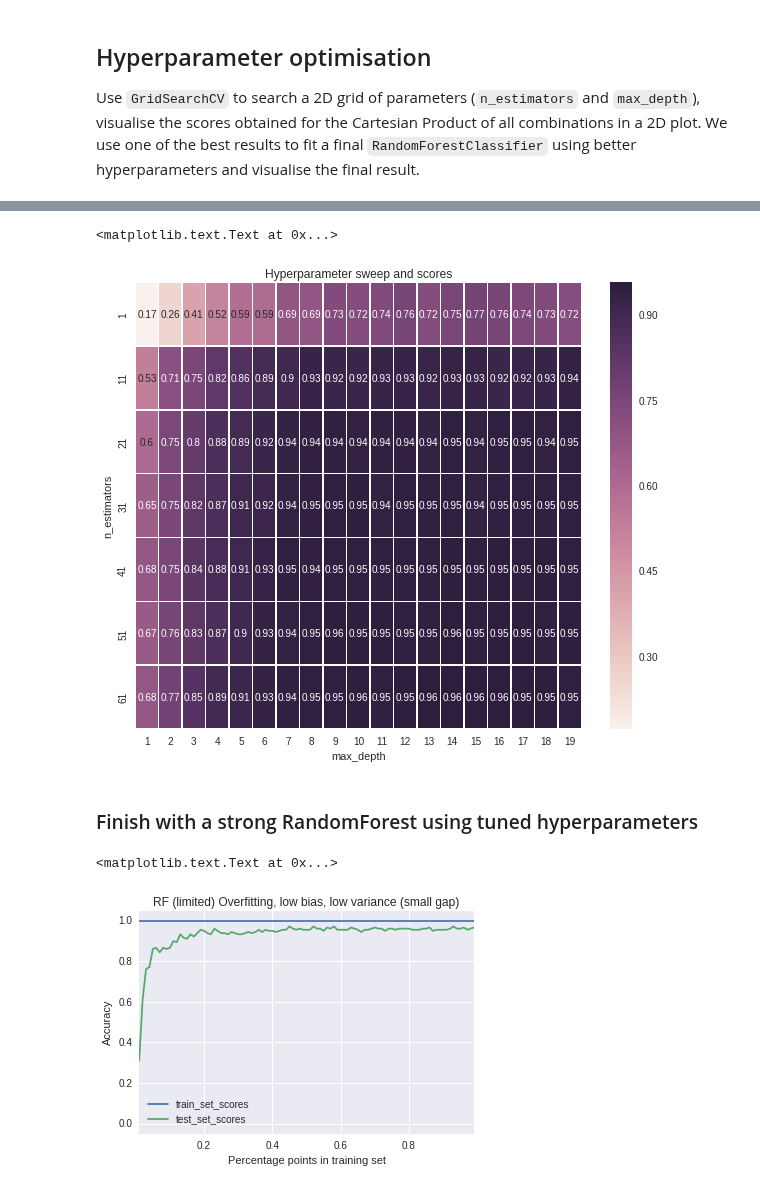
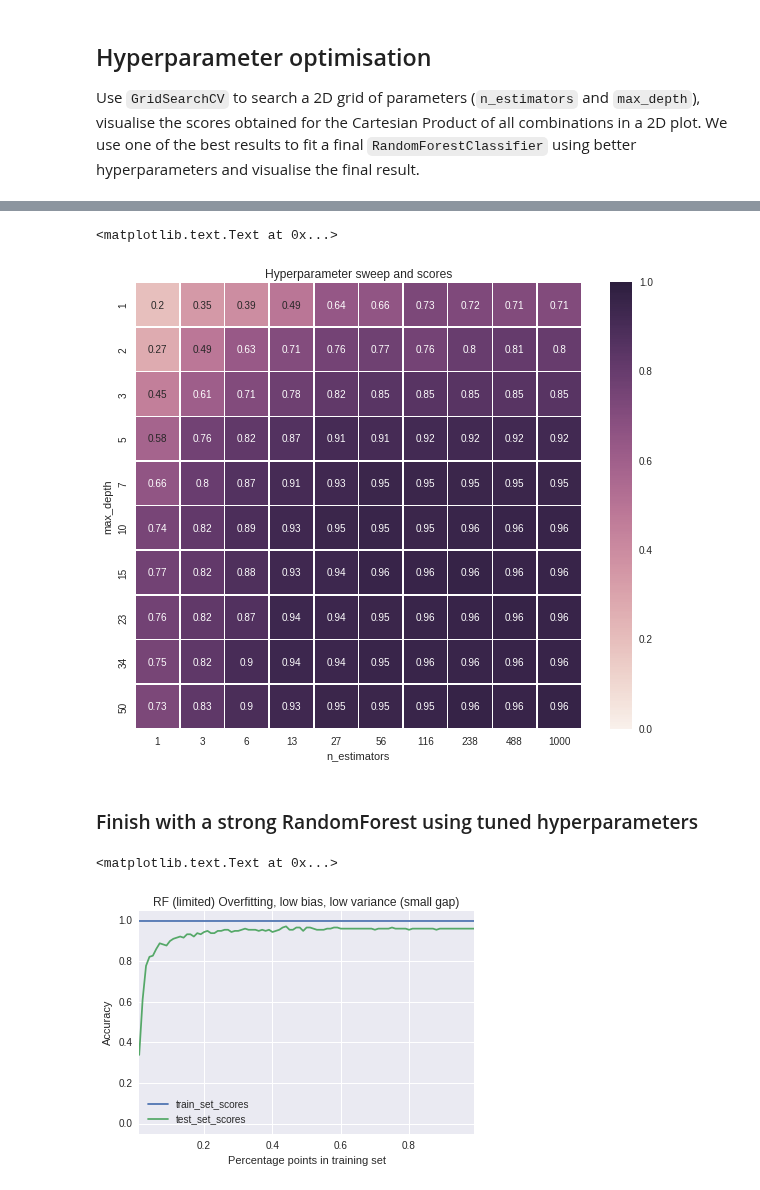
Before and after one commit to ianozsvald/data_science_delivered, a Jupyter notebook: ml_diagnosis_training_bias_variance_trial.ipynb, the cells around one changed output, grey strips where cells are left out. Saved outputs shown, nothing was run; the diff lists cells and outputs as text; code cells hidden in the pictures.

Commit message:
expanded hyperparameter searching

```diff
--- a/ml_diagnosis_training_bias_variance_trial.ipynb
+++ b/ml_diagnosis_training_bias_variance_trial.ipynb
@@ -234,8 +247,30 @@ Use `GridSearchCV` to search a 2D grid of parameters (`n_estimators` and `max_de
+# %%
+# TODO Ian - this code is clunky, think on a cleaner implementation!
+
+def convert_grid_search_into_df(grid_search, param_grid):
+    """Convert 2D grid_search results into 2D DataFrame"""
+    keys = list(param_grid.keys())
+    assert len(keys) == 2 # we can only plot 2D
+    x_key = keys[0]
+    y_key = keys[1]
+    x_steps = param_grid[x_key]
+    y_steps = param_grid[y_key]
+    scores_arr = np.zeros((x_steps.shape[0], y_steps.shape[0]))
+    for grid_result in grid_search.grid_scores_:
+        params = grid_result.parameters
+        x_value = params[x_key]
+        x_idx = np.where(x_steps==x_value)[0][0]
+        y_value = params[y_key]
+        y_idx = np.where(y_steps==y_value)[0][0]
+        scores_arr[x_idx, y_idx] = grid_result.mean_validation_score
+
+    df_hyperparameters = pd.DataFrame.from_records(scores_arr.T, columns=[x_steps], index=[y_steps])
+    return df_hyperparameters
 # %%
 from sklearn.grid_search import GridSearchCV
 
-param_grid = {'n_estimators': np.arange(1, 71, 10),
-              'max_depth': np.arange(1, 20)}
+param_grid = {'n_estimators': np.arange(1, 10, 1),
+              'max_depth': np.arange(1, 10, 1)}
 
 clf = RandomForestClassifier()
 grid_search = GridSearchCV(clf, param_grid)
@@ -306,0 +318,8 @@ df_hyperparameters.head()
+# %%
+# scan from 1..100 with log-scaled increments
+param_grid = {'n_estimators': np.logspace(0.2, 3, num=10, dtype=np.int_),
+              'max_depth': np.logspace(0.2, 1.7, num=10, dtype=np.int_)}
+
+clf = RandomForestClassifier()
+grid_search = GridSearchCV(clf, param_grid)
+grid_search.fit(X_train, y_train)
@@ -307,12 +351,14 @@ df_hyperparameters.head()
 # %%
+df_hyperparameters = convert_grid_search_into_df(grid_search, param_grid)
+
 f, ax=plt.subplots(1, 1, figsize=(10,8))
-sns.heatmap(df_hyperparameters, annot=True, linewidths=.5, ax=ax)
+sns.heatmap(df_hyperparameters, annot=True, linewidths=.5, ax=ax, vmin=0, vmax=1.0)
 plt.xlabel(x_key)
 plt.ylabel(y_key)
 plt.title("Hyperparameter sweep and scores")
 # %% [output]
 <matplotlib.text.Text at 0x...>
-[figure, old version]
+[figure, new version]
 # %% [markdown]
 ### Finish with a strong RandomForest using tuned hyperparameters
 # %%
@@ -320,7 +366,10 @@ training_set_scores = np.zeros_like(train_set_sizes)
 test_set_scores = np.zeros_like(train_set_sizes)
 
 # note the hyperparameters were chosen using the process in the hyperparameter section
-clf = RandomForestClassifier(n_estimators=61, max_depth=17)
+# generally you'd pick the highest-scoring configuration that's built in the least expensive
+# way (i.e. fewest estimators and least depth) for speed of execution and higher likelihood
+# of generalising to unseen future data
+clf = RandomForestClassifier(n_estimators=238, max_depth=15)
 
 for training_set_idx, train_set_size in enumerate(train_set_sizes):
     X_train_subset, _, y_train_subset, _ = train_test_split(X_train, y_train, test_size=1-train_set_size, random_state=RANDOM_STATE)
@@ -343,7 +392,7 @@ plt.xlabel("Percentage points in training set")
 plt.title("RF (limited) Overfitting, low bias, low variance (small gap)")
 # %% [output]
 <matplotlib.text.Text at 0x...>
-[figure, old version]
+[figure, new version]
 # %% [markdown]
 # Next steps
 
```
Also changed, not shown: parts of 15 cells of this notebook.
